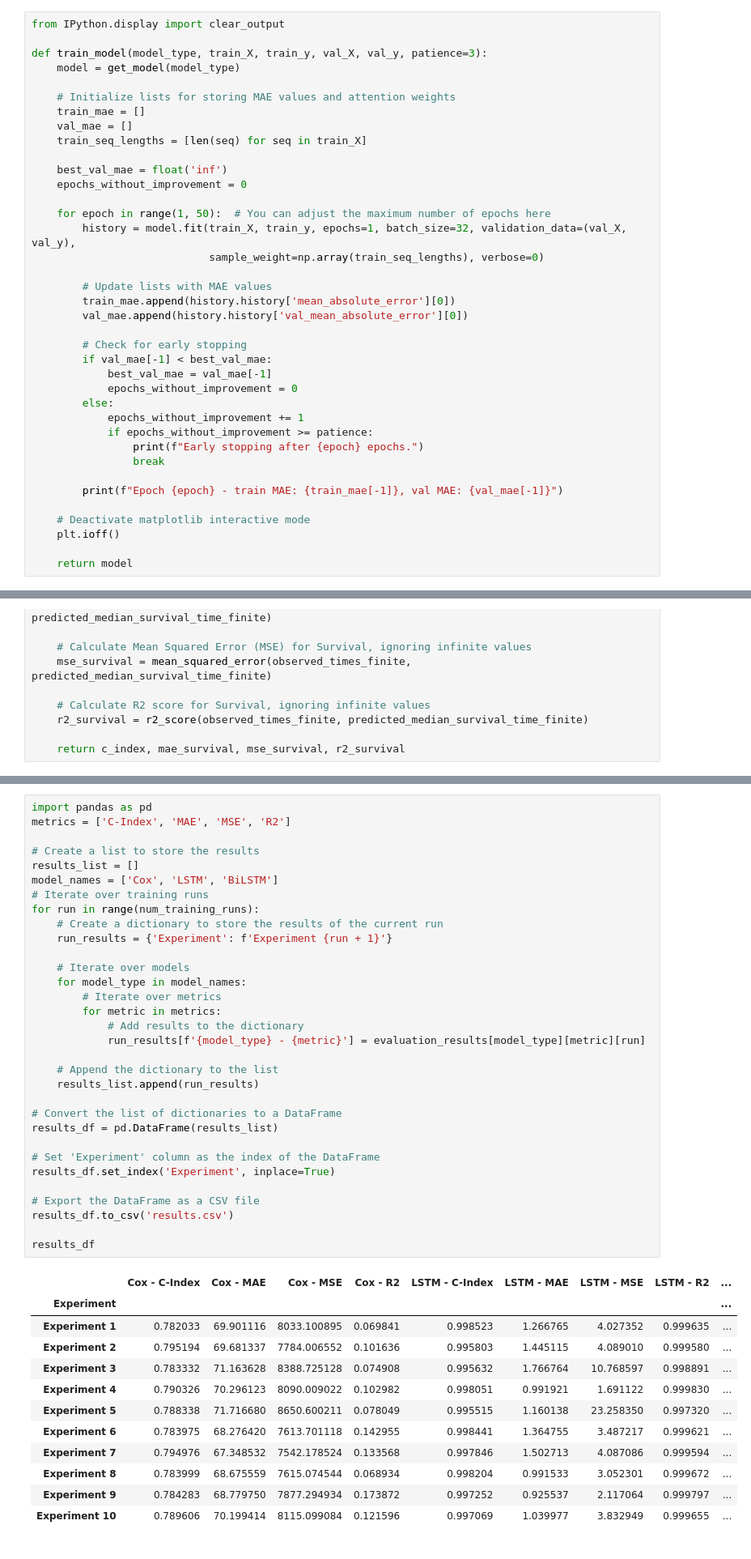
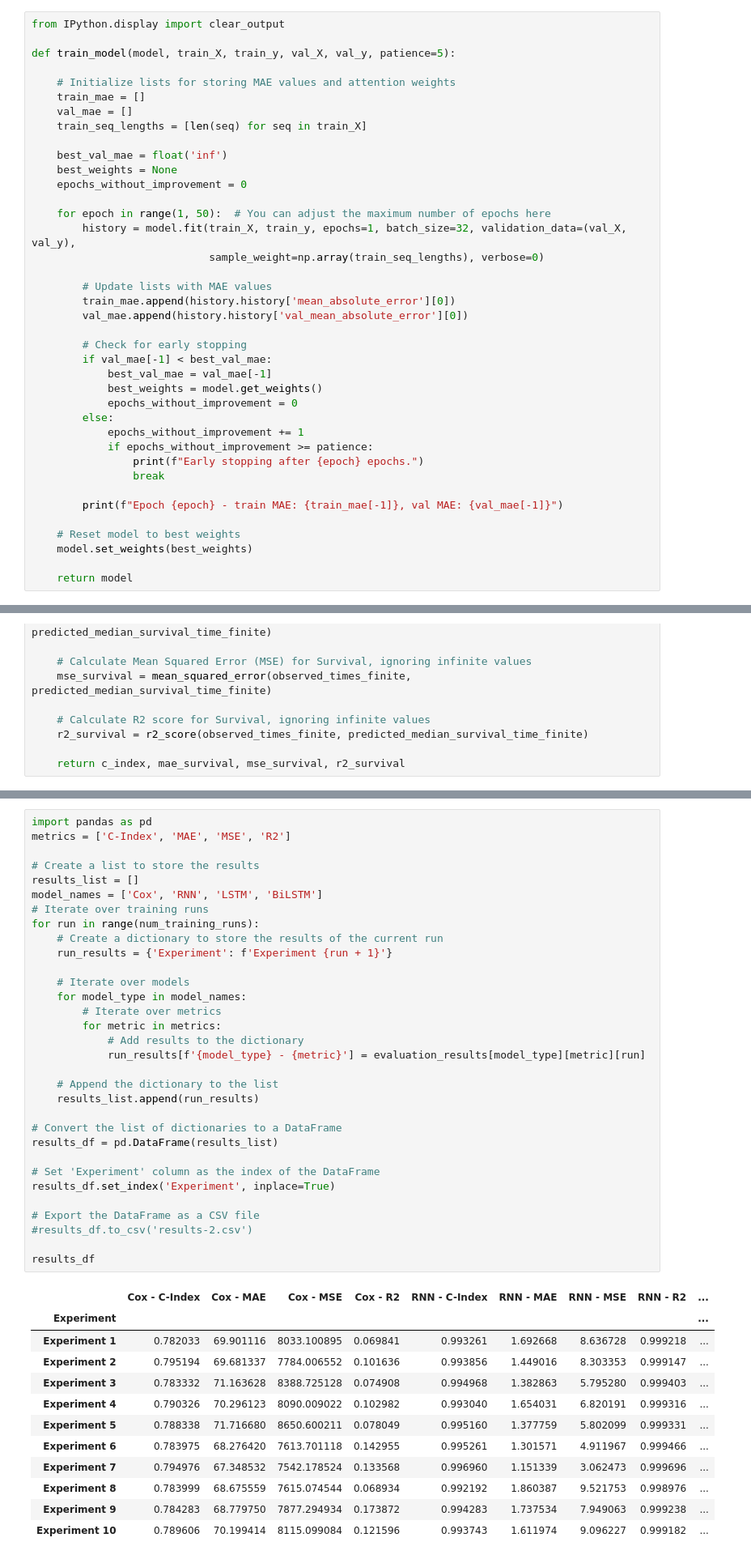
Before and after one commit to mmgh900/days-open-rnn, a Jupyter notebook: days_open_cnn.ipynb, the cells around one changed output, grey strips where cells are left out. Shown at 81% size. Drawn from its saved outputs; the diff is of its cells as text.

```diff
--- a/days_open_cnn.ipynb
+++ b/days_open_cnn.ipynb
@@ -674,8 +688,7 @@ def get_model(model_type='LSTM'):
 # %%
 from IPython.display import clear_output
 
-def train_model(model_type, train_X, train_y, val_X, val_y, patience=3):
-    model = get_model(model_type)
+def train_model(model, train_X, train_y, val_X, val_y, patience=5):
 
     # Initialize lists for storing MAE values and attention weights
     train_mae = []
@@ -683,6 +696,7 @@ def train_model(model_type, train_X, train_y, val_X, val_y, patience=3):
     train_seq_lengths = [len(seq) for seq in train_X]
 
     best_val_mae = float('inf')
+    best_weights = None
     epochs_without_improvement = 0
 
     for epoch in range(1, 50):  # You can adjust the maximum number of epochs here
@@ -696,6 +710,7 @@ def train_model(model_type, train_X, train_y, val_X, val_y, patience=3):
         # Check for early stopping
         if val_mae[-1] < best_val_mae:
             best_val_mae = val_mae[-1]
+            best_weights = model.get_weights()
             epochs_without_improvement = 0
         else:
             epochs_without_improvement += 1
@@ -705,8 +720,8 @@ def train_model(model_type, train_X, train_y, val_X, val_y, patience=3):
 
         print(f"Epoch {epoch} - train MAE: {train_mae[-1]}, val MAE: {val_mae[-1]}")
 
-    # Deactivate matplotlib interactive mode
-    plt.ioff()
+    # Reset model to best weights
+    model.set_weights(best_weights)
 
     return model
 # %%
@@ -828,47 +1015,47 @@ Early stopping after 17 epochs.
 import pandas as pd
 metrics = ['C-Index', 'MAE', 'MSE', 'R2']
 
 # Create a list to store the results
 results_list = []
-model_names = ['Cox', 'LSTM', 'BiLSTM']
+model_names = ['Cox', 'RNN', 'LSTM', 'BiLSTM']
 # Iterate over training runs
 for run in range(num_training_runs):
     # Create a dictionary to store the results of the current run
     run_results = {'Experiment': f'Experiment {run + 1}'}
 
     # Iterate over models
     for model_type in model_names:
         # Iterate over metrics
         for metric in metrics:
             # Add results to the dictionary
             run_results[f'{model_type} - {metric}'] = evaluation_results[model_type][metric][run]
 
     # Append the dictionary to the list
     results_list.append(run_results)
 
 # Convert the list of dictionaries to a DataFrame
 results_df = pd.DataFrame(results_list)
 
 # Set 'Experiment' column as the index of the DataFrame
 results_df.set_index('Experiment', inplace=True)
 
 # Export the DataFrame as a CSV file
-results_df.to_csv('results.csv')
+#results_df.to_csv('results-2.csv')
 
 results_df
 # %% [output]
-|  | Cox - C-Index | Cox - MAE | Cox - MSE | Cox - R2 | LSTM - C-Index | LSTM - MAE | LSTM - MSE | LSTM - R2 | ... |
+|  | Cox - C-Index | Cox - MAE | Cox - MSE | Cox - R2 | RNN - C-Index | RNN - MAE | RNN - MSE | RNN - R2 | ... |
 | Experiment |  |  |  |  |  |  |  |  | ... |
-| Experiment 1 | 0.782033 | 69.901116 | 8033.100895 | 0.069841 | 0.998523 | 1.266765 | 4.027352 | 0.999635 | ... |
-| Experiment 2 | 0.795194 | 69.681337 | 7784.006552 | 0.101636 | 0.995803 | 1.445115 | 4.089010 | 0.999580 | ... |
-| Experiment 3 | 0.783332 | 71.163628 | 8388.725128 | 0.074908 | 0.995632 | 1.766764 | 10.768597 | 0.998891 | ... |
-| Experiment 4 | 0.790326 | 70.296123 | 8090.009022 | 0.102982 | 0.998051 | 0.991921 | 1.691122 | 0.999830 | ... |
-| Experiment 5 | 0.788338 | 71.716680 | 8650.600211 | 0.078049 | 0.995515 | 1.160138 | 23.258350 | 0.997320 | ... |
-| Experiment 6 | 0.783975 | 68.276420 | 7613.701118 | 0.142955 | 0.998441 | 1.364755 | 3.487217 | 0.999621 | ... |
-| Experiment 7 | 0.794976 | 67.348532 | 7542.178524 | 0.133568 | 0.997846 | 1.502713 | 4.087086 | 0.999594 | ... |
-| Experiment 8 | 0.783999 | 68.675559 | 7615.074544 | 0.068934 | 0.998204 | 0.991533 | 3.052301 | 0.999672 | ... |
-| Experiment 9 | 0.784283 | 68.779750 | 7877.294934 | 0.173872 | 0.997252 | 0.925537 | 2.117064 | 0.999797 | ... |
-| Experiment 10 | 0.789606 | 70.199414 | 8115.099084 | 0.121596 | 0.997069 | 1.039977 | 3.832949 | 0.999655 | ... |
+| Experiment 1 | 0.782033 | 69.901116 | 8033.100895 | 0.069841 | 0.993261 | 1.692668 | 8.636728 | 0.999218 | ... |
+| Experiment 2 | 0.795194 | 69.681337 | 7784.006552 | 0.101636 | 0.993856 | 1.449016 | 8.303353 | 0.999147 | ... |
+| Experiment 3 | 0.783332 | 71.163628 | 8388.725128 | 0.074908 | 0.994968 | 1.382863 | 5.795280 | 0.999403 | ... |
+| Experiment 4 | 0.790326 | 70.296123 | 8090.009022 | 0.102982 | 0.993040 | 1.654031 | 6.820191 | 0.999316 | ... |
+| Experiment 5 | 0.788338 | 71.716680 | 8650.600211 | 0.078049 | 0.995160 | 1.377759 | 5.802099 | 0.999331 | ... |
+| Experiment 6 | 0.783975 | 68.276420 | 7613.701118 | 0.142955 | 0.995261 | 1.301571 | 4.911967 | 0.999466 | ... |
+| Experiment 7 | 0.794976 | 67.348532 | 7542.178524 | 0.133568 | 0.996960 | 1.151339 | 3.062473 | 0.999696 | ... |
+| Experiment 8 | 0.783999 | 68.675559 | 7615.074544 | 0.068934 | 0.992192 | 1.860387 | 9.521753 | 0.998976 | ... |
+| Experiment 9 | 0.784283 | 68.779750 | 7877.294934 | 0.173872 | 0.994283 | 1.737534 | 7.949063 | 0.999238 | ... |
+| Experiment 10 | 0.789606 | 70.199414 | 8115.099084 | 0.121596 | 0.993743 | 1.611974 | 9.096227 | 0.999182 | ... |
 # %%
 # Define max sequence length
 max_sequence_length = 10
```
Also changed, not shown: parts of 25 cells of this notebook, 4 other files.
